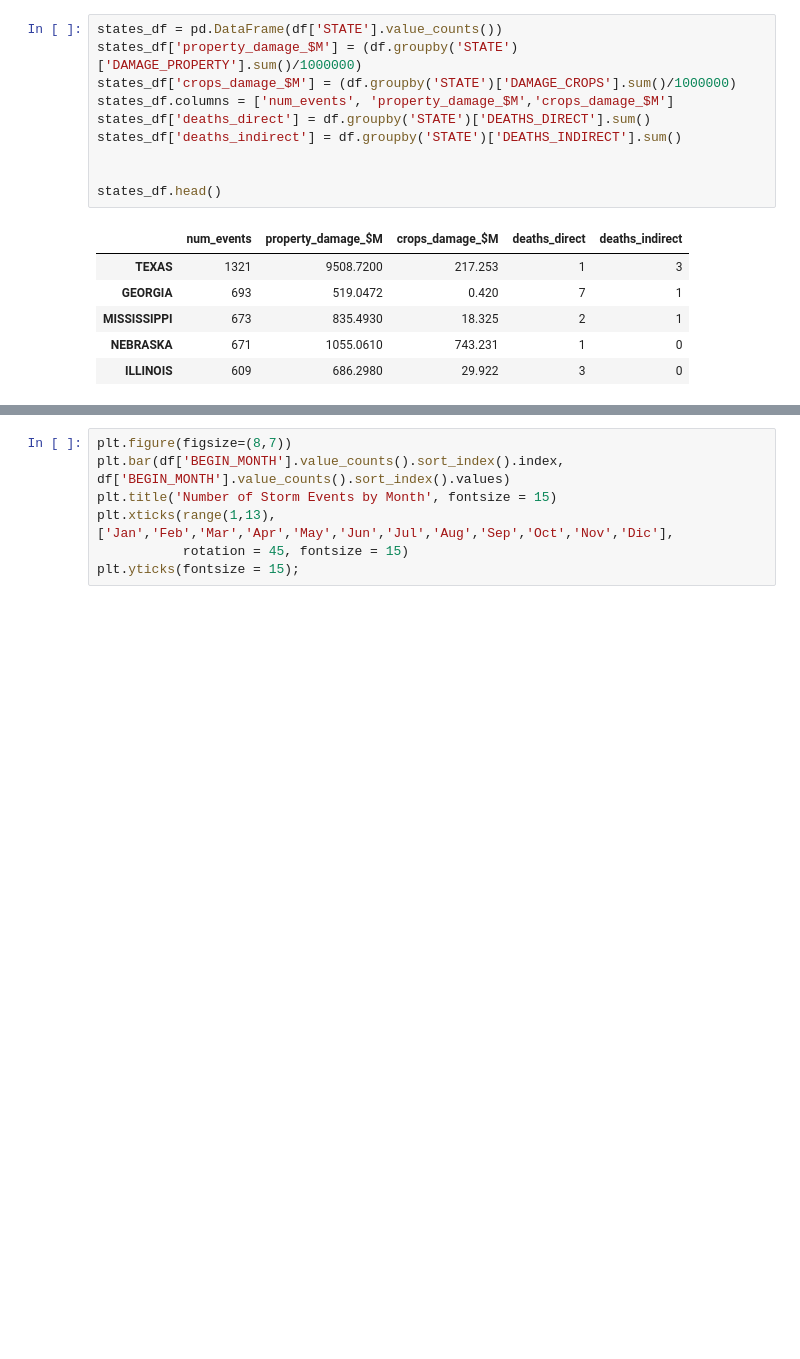
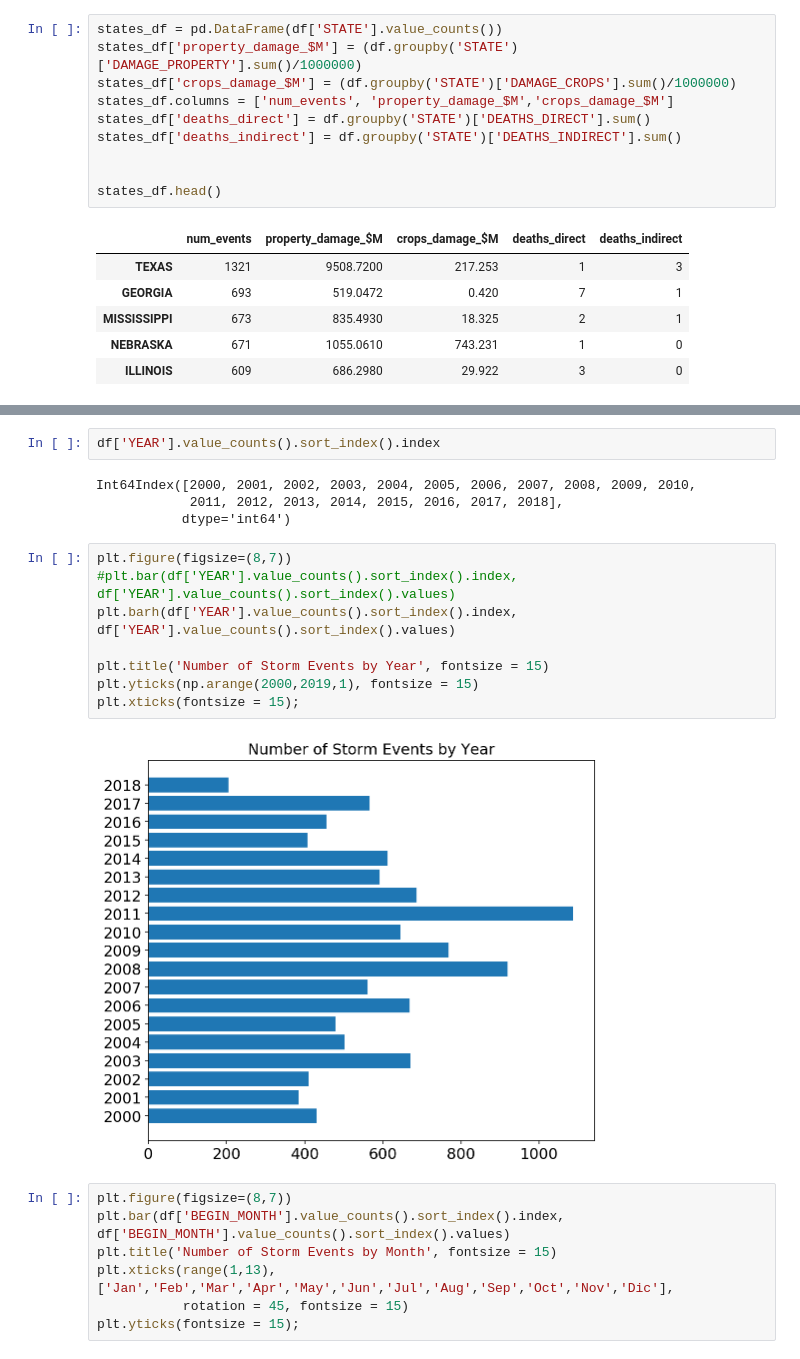
Before and after one commit to emmagrimaldi/Capstone_Predicting_Storm_Damages, a Jupyter notebook: Capstone_Part2_EDA.ipynb, the cells around one changed output, grey strips where cells are left out. Cells and saved outputs as stored; diff of their text form; blank space fills up the shorter version.

```diff
--- a/Capstone_Part2_EDA.ipynb
+++ b/Capstone_Part2_EDA.ipynb
@@ -288,3 +296,19 @@ plt.xticks(fontsize = 12);
+# %%
+df['YEAR'].value_counts().sort_index().index
+# %% [output]
+Int64Index([2000, 2001, 2002, 2003, 2004, 2005, 2006, 2007, 2008, 2009, 2010,
+            2011, 2012, 2013, 2014, 2015, 2016, 2017, 2018],
+           dtype='int64')
+# %%
+plt.figure(figsize=(8,7))
+#plt.bar(df['YEAR'].value_counts().sort_index().index, df['YEAR'].value_counts().sort_index().values)
+plt.barh(df['YEAR'].value_counts().sort_index().index, df['YEAR'].value_counts().sort_index().values)
+
+plt.title('Number of Storm Events by Year', fontsize = 15)
+plt.yticks(np.arange(2000,2019,1), fontsize = 15)
+plt.xticks(fontsize = 15);
+# %% [output]
+[figure, added]
 # %%
 plt.figure(figsize=(8,7))
 plt.bar(df['BEGIN_MONTH'].value_counts().sort_index().index, df['BEGIN_MONTH'].value_counts().sort_index().values)
```
Also changed, not shown: parts of 11 cells of this notebook, 4 other files.
